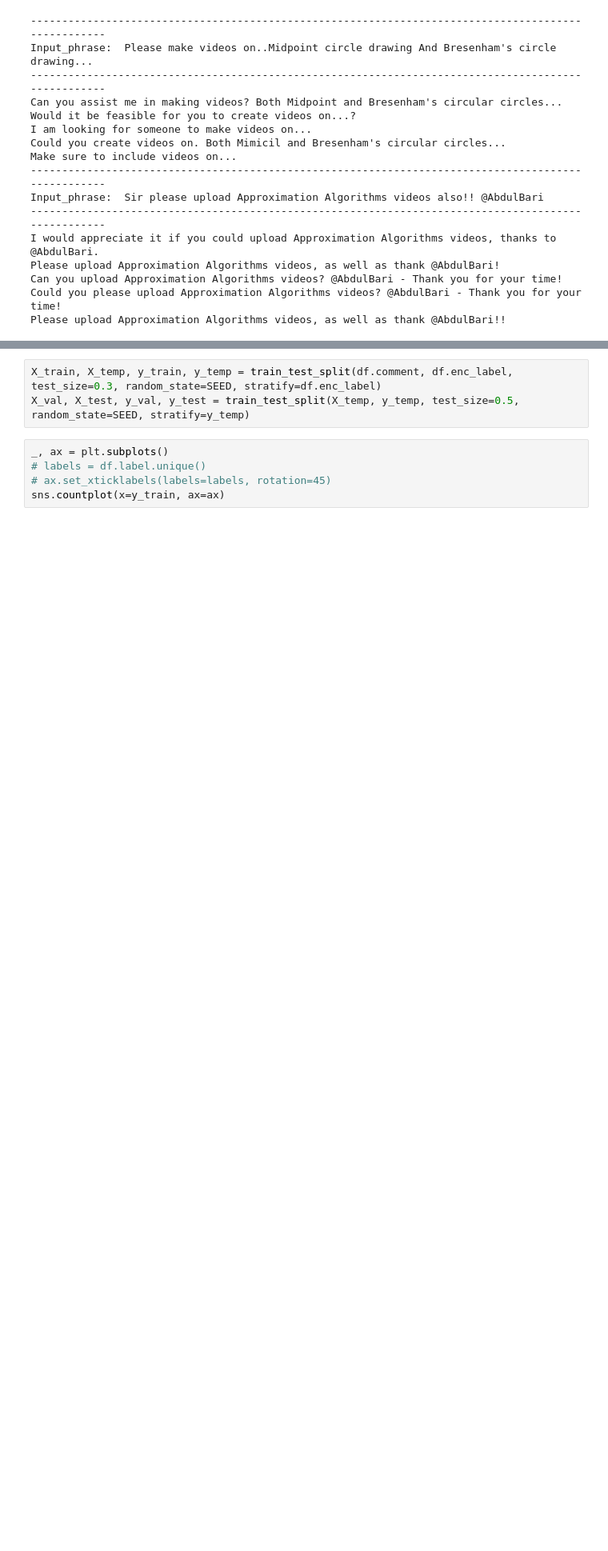
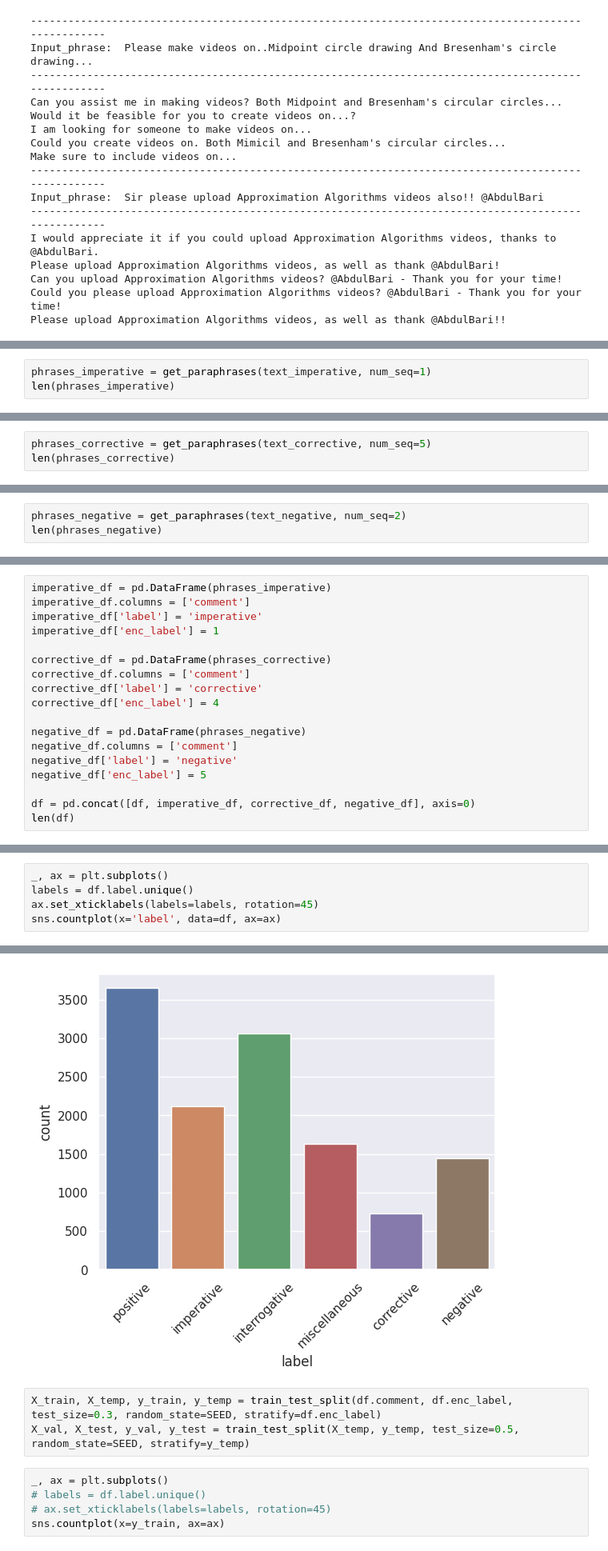
Before and after one commit to abhishekanand1710/irrelevant-youtube, a Jupyter notebook: Data-Augmentation-Fine-Tune-Bert.ipynb, the cells around one changed output, grey strips where cells are left out. Shown at 80% size. Cells and saved outputs as stored; diff of their text form; blank space fills up the shorter version.

Commit message:
data augmentation over fitting. first trial

```diff
--- a/Data-Augmentation-Fine-Tune-Bert.ipynb
+++ b/Data-Augmentation-Fine-Tune-Bert.ipynb
@@ -206,0 +225,3 @@ Please upload Approximation Algorithms videos, as well as thank @AbdulBari!!
+# %%
+phrases_imperative = get_paraphrases(text_imperative, num_seq=1)
+len(phrases_imperative)
@@ -206,0 +230,3 @@ Please upload Approximation Algorithms videos, as well as thank @AbdulBari!!
+# %%
+phrases_corrective = get_paraphrases(text_corrective, num_seq=5)
+len(phrases_corrective)
@@ -206,0 +235,3 @@ Please upload Approximation Algorithms videos, as well as thank @AbdulBari!!
+# %%
+phrases_negative = get_paraphrases(text_negative, num_seq=2)
+len(phrases_negative)
@@ -206,0 +240,18 @@ Please upload Approximation Algorithms videos, as well as thank @AbdulBari!!
+# %%
+imperative_df = pd.DataFrame(phrases_imperative)
+imperative_df.columns = ['comment']
+imperative_df['label'] = 'imperative'
+imperative_df['enc_label'] = 1
+
+corrective_df = pd.DataFrame(phrases_corrective)
+corrective_df.columns = ['comment']
+corrective_df['label'] = 'corrective'
+corrective_df['enc_label'] = 4
+
+negative_df = pd.DataFrame(phrases_negative)
+negative_df.columns = ['comment']
+negative_df['label'] = 'negative'
+negative_df['enc_label'] = 5
+
+df = pd.concat([df, imperative_df, corrective_df, negative_df], axis=0)
+len(df)
@@ -206,0 +262,6 @@ Please upload Approximation Algorithms videos, as well as thank @AbdulBari!!
+# %%
+_, ax = plt.subplots()
+labels = df.label.unique()
+ax.set_xticklabels(labels=labels, rotation=45)
+sns.countplot(x='label', data=df, ax=ax)
+# %% [output]
@@ -207,3 +269,4 @@ Please upload Approximation Algorithms videos, as well as thank @AbdulBari!!
+[figure, added]
 # %%
 X_train, X_temp, y_train, y_temp = train_test_split(df.comment, df.enc_label, test_size=0.3, random_state=SEED, stratify=df.enc_label)
 X_val, X_test, y_val, y_test = train_test_split(X_temp, y_temp, test_size=0.5, random_state=SEED, stratify=y_temp)
```
Also changed, not shown: parts of 20 cells of this notebook.
